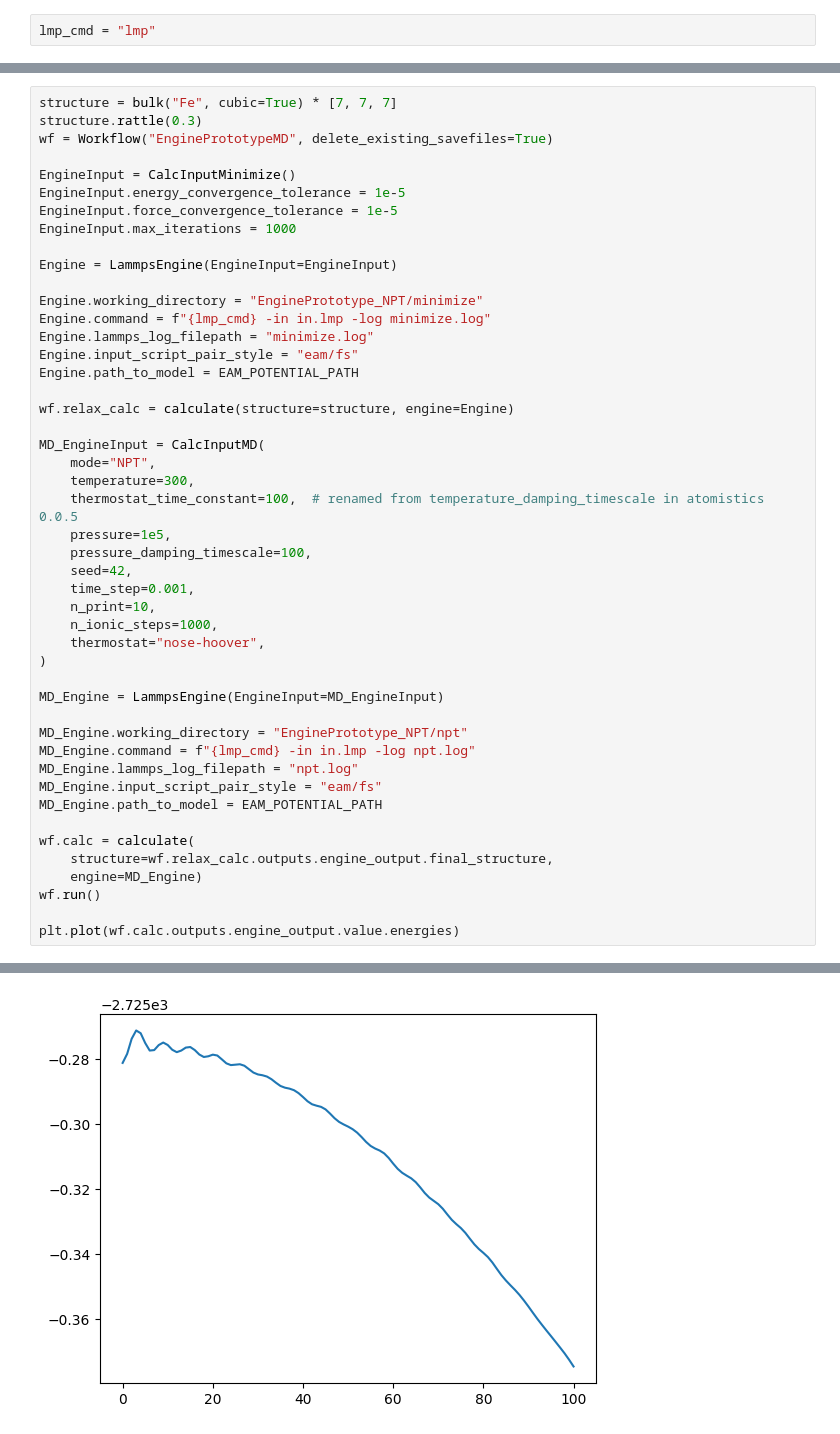
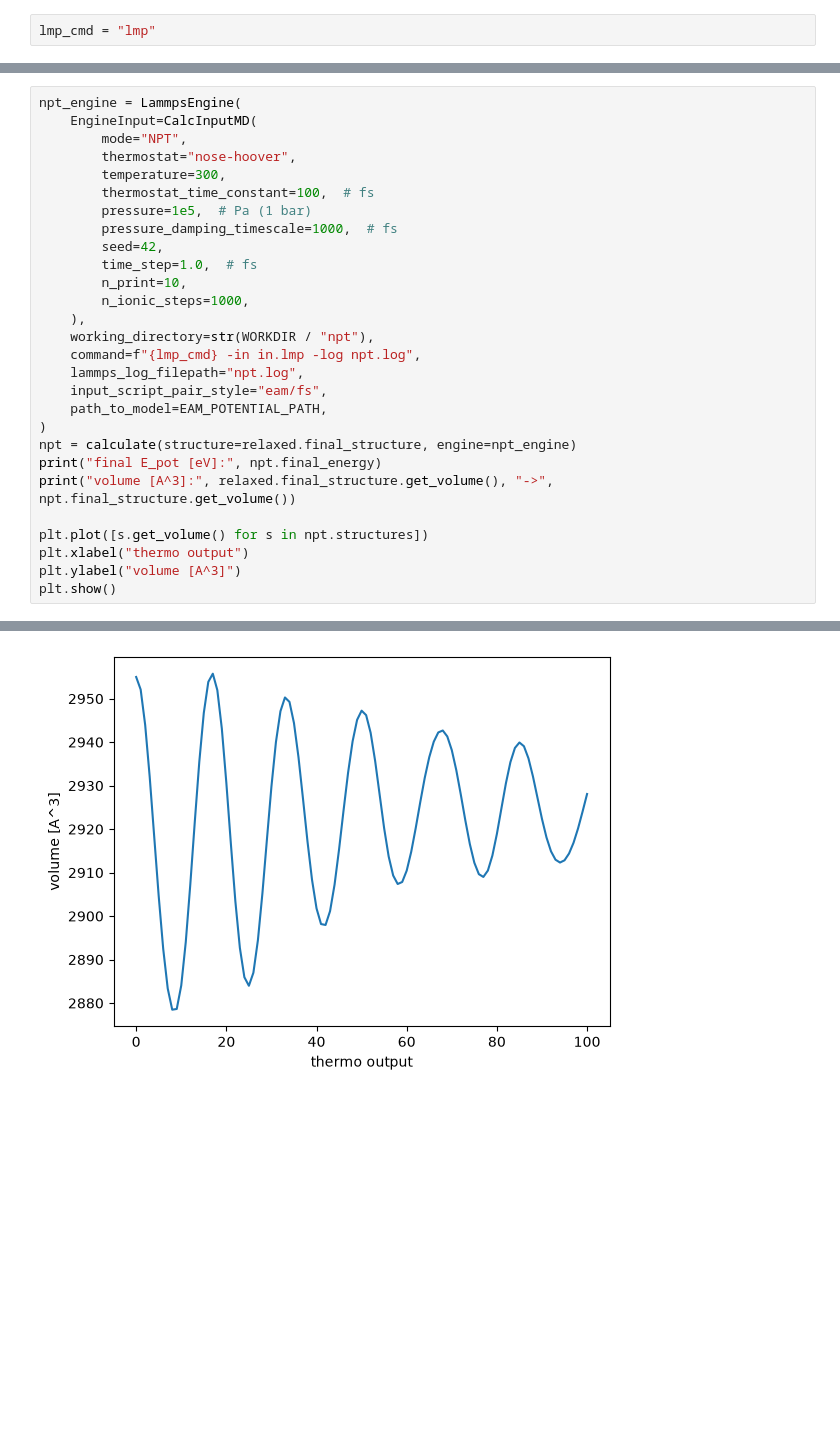
Before and after one commit to pyiron/pyiron_workflow_lammps, a Jupyter notebook: notebooks/example.ipynb, the cells around one changed output, grey strips where cells are left out. Drawn from its saved outputs; the diff is of its cells as text; blank space fills up the shorter version.

```diff
--- a/notebooks/example.ipynb
+++ b/notebooks/example.ipynb
@@ -138,48 +217,29 @@ current mode  md
 # %%
-structure = bulk("Fe", cubic=True) * [7, 7, 7]
-structure.rattle(0.3)
-wf = Workflow("EnginePrototypeMD", delete_existing_savefiles=True)
+npt_engine = LammpsEngine(
+    EngineInput=CalcInputMD(
+        mode="NPT",
+        thermostat="nose-hoover",
+        temperature=300,
+        thermostat_time_constant=100,  # fs
+        pressure=1e5,  # Pa (1 bar)
+        pressure_damping_timescale=1000,  # fs
+        seed=42,
+        time_step=1.0,  # fs
+        n_print=10,
+        n_ionic_steps=1000,
+    ),
+    working_directory=str(WORKDIR / "npt"),
+    command=f"{lmp_cmd} -in in.lmp -log npt.log",
+    lammps_log_filepath="npt.log",
+    input_script_pair_style="eam/fs",
+    path_to_model=EAM_POTENTIAL_PATH,
+)
+npt = calculate(structure=relaxed.final_structure, engine=npt_engine)
+print("final E_pot [eV]:", npt.final_energy)
+print("volume [A^3]:", relaxed.final_structure.get_volume(), "->", npt.final_structure.get_volume())
 
-EngineInput = CalcInputMinimize()
-EngineInput.energy_convergence_tolerance = 1e-5
-EngineInput.force_convergence_tolerance = 1e-5
-EngineInput.max_iterations = 1000
-
-Engine = LammpsEngine(EngineInput=EngineInput)
-
-Engine.working_directory = "EnginePrototype_NPT/minimize"
-Engine.command = f"{lmp_cmd} -in in.lmp -log minimize.log"
-Engine.lammps_log_filepath = "minimize.log"
-Engine.input_script_pair_style = "eam/fs"
-Engine.path_to_model = EAM_POTENTIAL_PATH
-
-wf.relax_calc = calculate(structure=structure, engine=Engine)
-
-MD_EngineInput = CalcInputMD(
-    mode="NPT",
-    temperature=300,
-    thermostat_time_constant=100,  # renamed from temperature_damping_timescale in atomistics 0.0.5
-    pressure=1e5,
-    pressure_damping_timescale=100,
-    seed=42,
-    time_step=0.001,
-    n_print=10,
-    n_ionic_steps=1000,
-    thermostat="nose-hoover",
-)
-
-MD_Engine = LammpsEngine(EngineInput=MD_EngineInput)
-
-MD_Engine.working_directory = "EnginePrototype_NPT/npt"
-MD_Engine.command = f"{lmp_cmd} -in in.lmp -log npt.log"
-MD_Engine.lammps_log_filepath = "npt.log"
-MD_Engine.input_script_pair_style = "eam/fs"
-MD_Engine.path_to_model = EAM_POTENTIAL_PATH
-
-wf.calc = calculate(
-    structure=wf.relax_calc.outputs.engine_output.final_structure,
-    engine=MD_Engine)
-wf.run()
-
-plt.plot(wf.calc.outputs.engine_output.value.energies)
+plt.plot([s.get_volume() for s in npt.structures])
+plt.xlabel("thermo output")
+plt.ylabel("volume [A^3]")
+plt.show()
 # %% [output]
@@ -189,2 +248,2 @@ current mode  md
-[figure, old version]
+[figure, new version]
 # %%
```
Also changed, not shown: parts of 13 cells of this notebook, 54 other files.
